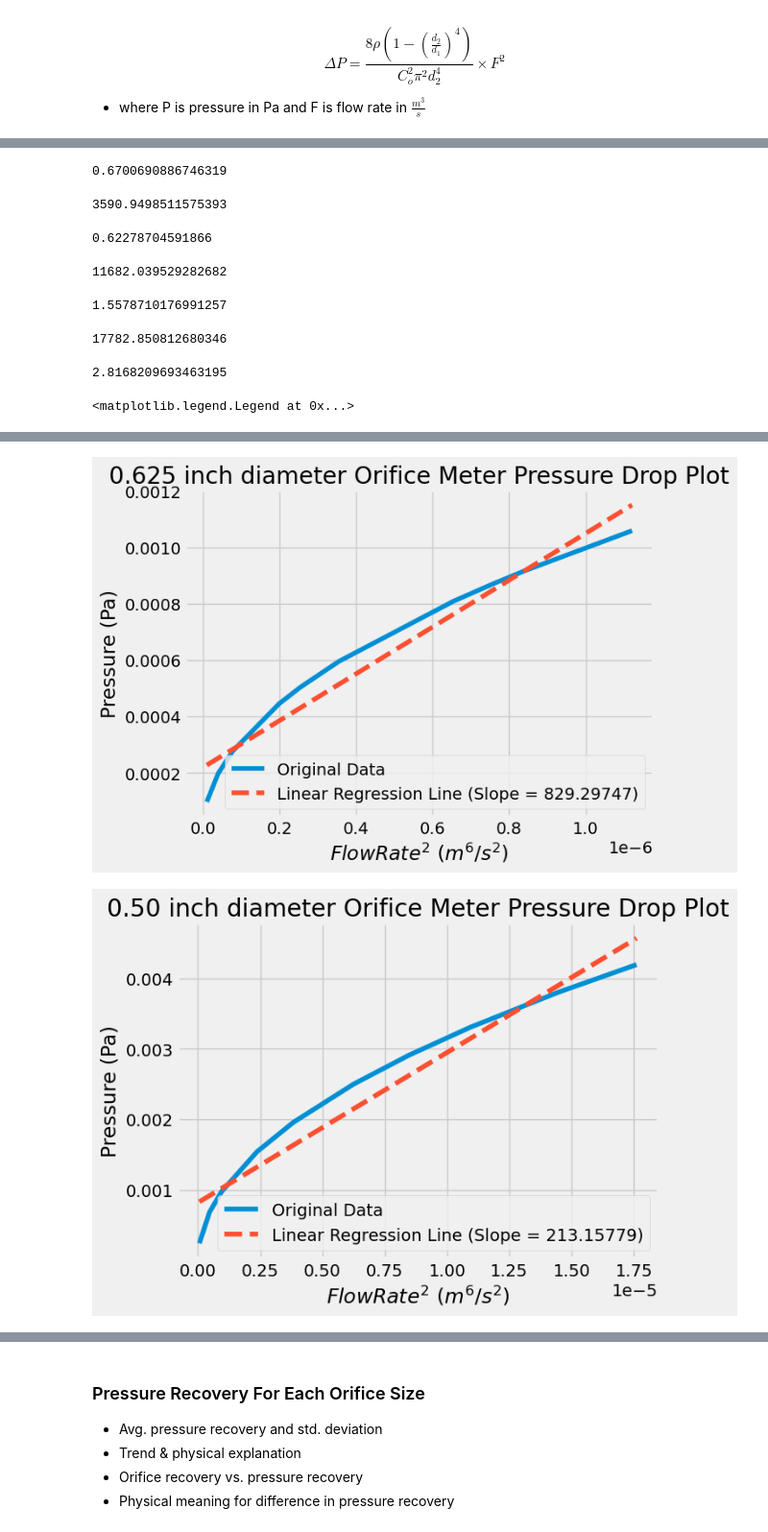
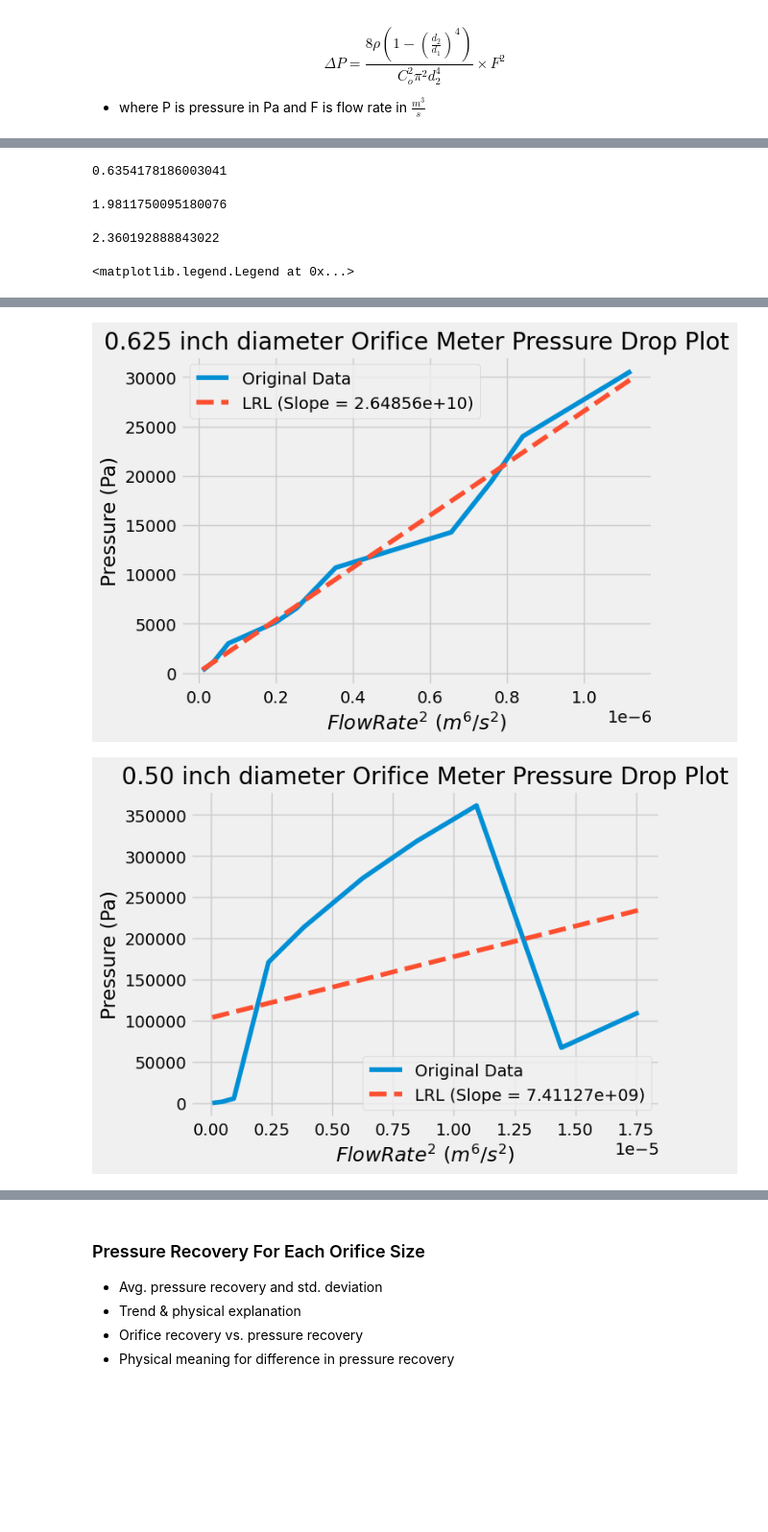
Before and after one commit to AshKuhlmann/CBE154, a Jupyter notebook: Flow Measurement - Data Analysis.ipynb, the cells around one changed output, grey strips where cells are left out. Shown at 96% size. Cells and saved outputs as stored; diff of their text form; code cells hidden in the pictures; blank space fills up the shorter version.

```diff
--- a/Flow Measurement - Data Analysis.ipynb
+++ b/Flow Measurement - Data Analysis.ipynb
@@ -175,12 +175,12 @@ OMPDM10_075 = np.array([5.1,10.3,14.4,23.2,26.2,31,42.1,45.3,47.7,55.1])*(60/197
 PD1_075 = np.array([0.079,0.089,0.131,0.158,0.248,0.375,0.787,0.955,0.89,1.02])*unit_psi
 PD2_075 = np.array([0.073,0.088,0.112,0.15,0.252,0.323,0.521,0.493,0.52,0.72])*unit_psi
 F_075 = OMPDM10_075**2
-slope_075,intercept_075 = np.polyfit(F_075,OMPDM10_075,1)
+slope_075,intercept_075 = np.polyfit(F_075,PD1_075,1)
 reg_line_075 = slope_075*F_075+intercept_075
 Co_075 = np.sqrt((8*rho_h20*(1-(d_075/d_pipe)**4))/(slope_075*(np.pi**2)*(d_075**4)))
 display(Co_075)
-Co_075_test = np.mean((4*OMPDM10_075)/(np.pi*(d_075**2))*(np.sqrt(1-(d_075/d_pipe)**4)/np.sqrt(2*PD1_075/rho_h20)))
-display(Co_075_test)
+# Co_075_test = np.mean((4*OMPDM10_075)/(np.pi*(d_075**2))*(np.sqrt(1-(d_075/d_pipe)**4)/np.sqrt(2*PD1_075/rho_h20)))
+# display(Co_075_test)
 
 
 d_0625 = 0.625*2.54/100 #m
@@ -188,67 +188,67 @@ OMPDM10_0625 = np.array([5.1,10.3,14.4,23.2,26.2,31,42.1,45.3,47.7,55.1])*(60/19
 PD1_0625 = np.array([0.036,0.171,0.436,0.744,0.952,1.55,2.07,2.81,3.48,4.44])*unit_psi
 PD2_0625 = np.array([0.030,0.160,0.272,0.462,0.738,0.953,1.26,1.70,2.17,2.73])*unit_psi
 F_0625 = OMPDM10_0625**2
-slope_0625,intercept_0625 = np.polyfit(F_0625,OMPDM10_0625,1)
+slope_0625,intercept_0625 = np.polyfit(F_0625,PD1_0625,1)
 reg_line_0625 = slope_0625*F_0625+intercept_0625
 Co_0625 = np.sqrt((8*rho_h20*(1-(d_0625/d_pipe)**4))/(slope_0625*(np.pi**2)*(d_0625**4)))
 display(Co_0625)
-Co_0625_test = np.mean((4*OMPDM10_0625)/(np.pi*(d_0625**2))*(np.sqrt(1-(d_0625/d_pipe)**4)/np.sqrt(2*PD1_0625/rho_h20)))
-display(Co_0625_test)
+# Co_0625_test = np.mean((4*OMPDM10_0625)/(np.pi*(d_0625**2))*(np.sqrt(1-(d_0625/d_pipe)**4)/np.sqrt(2*PD1_0625/rho_h20)))
+# display(Co_0625_test)
 
 d_050 = 0.5*2.54/100 #m
 OMPDM10_050 = np.array([3.8,10.8,15.4,24.4,31,39.6,46.1,52.4,60.2,66.5])*unit_gal_min  # flow rate of the second smallest orifice plate
 PD1_050 = np.array([0.053,0.284,0.84,24.83,31,39.6,46.1,52.4,9.8,16])*unit_psi
 PD2_050 = np.array([0.041,0.224,0.652,0.951,1.58,2.2,3.05,3.88,9.8,12.2])*unit_psi
 F_050 = OMPDM10_050**2
-slope_050,intercept_050 = np.polyfit(F_050,OMPDM10_050,1)
+slope_050,intercept_050 = np.polyfit(F_050,PD1_050,1)
 reg_line_050 = slope_050*F_050+intercept_050
 Co_050 = np.sqrt((8*rho_h20*(1-(d_050/d_pipe)**4))/(slope_050*(np.pi**2)*(d_050**4)))
 display(Co_050)
-Co_050_test = np.mean((4*OMPDM10_050)/(np.pi*(d_050**2))*(np.sqrt(1-(d_050/d_pipe)**4)/np.sqrt(2*PD1_050/rho_h20)))
-display(Co_050_test)
+# Co_050_test = np.mean((4*OMPDM10_050)/(np.pi*(d_050**2))*(np.sqrt(1-(d_050/d_pipe)**4)/np.sqrt(2*PD1_050/rho_h20)))
+# display(Co_050_test)
 
 d_0375 = 0.375*2.54/100 #m
 OMPDM10_0375 = np.array([3,7.8,11.6,17.2,22,26.5,32.2,36.4,39.5,46.8])*unit_gal_min    # flow rate of the second smallest orifice plate
 PD1_0375 = np.array([0.96,0.524,0.952,1.86,3.1,4.48,12.1,15.6,18.5,25.8])*unit_psi
 PD1_0375 = np.array([0.105,0.442,0.922,1.57,2.6,3.75,4.52,13.1,15.6,21.6])*unit_psi
 F_0375 = OMPDM10_0375**2
-slope_0375,intercept_0375 = np.polyfit(F_0375,OMPDM10_0375,1)
+slope_0375,intercept_0375 = np.polyfit(F_0375,PD1_0375,1)
 reg_line_0375 = slope_0375*F_0375+intercept_0375
 Co_0375 = np.sqrt((8*rho_h20*(1-(d_0375/d_pipe)**4))/(slope_0375*(np.pi**2)*(d_0375**4)))
 display(Co_0375)
-Co_0375_test = np.mean((4*OMPDM10_0375)/(np.pi*(d_0375**2))*(np.sqrt(1-(d_0375/d_pipe)**4)/np.sqrt(2*PD1_0375/rho_h20)))
-display(Co_0375_test)
+# Co_0375_test = np.mean((4*OMPDM10_0375)/(np.pi*(d_0375**2))*(np.sqrt(1-(d_0375/d_pipe)**4)/np.sqrt(2*PD1_0375/rho_h20)))
+# display(Co_0375_test)
 
 plt.figure()
 # plt.plot(OMPDM10_075,PD1_075)
-plt.plot(F_075,OMPDM10_075,label='Original Data')
-plt.plot(F_075,reg_line_075,label=f"Linear Regression Line (Slope = {slope_075:.5f})",linestyle = '--')
+plt.plot(F_075,PD1_075,label='Original Data')
+plt.plot(F_075,reg_line_075,label=f"LRL (Slope = {slope_075:.5e})",linestyle = '--')
 plt.title('0.75 inch diameter Orifice Meter Pressure Drop Plot')
 plt.xlabel(r'$Flow Rate^2\ (m^6/s^2$)')
 plt.ylabel(r'Pressure (Pa)')
-plt.legend()
+plt.legend(loc = 'best')
 
 plt.figure()
-plt.plot(F_0625,OMPDM10_0625,label='Original Data')
-plt.plot(F_0625,reg_line_0625,label=f"Linear Regression Line (Slope = {slope_0625:.5f})",linestyle = '--')
+plt.plot(F_0625,PD1_0625,label='Original Data')
+plt.plot(F_0625,reg_line_0625,label=f"LRL (Slope = {slope_0625:.5e})",linestyle = '--')
 plt.title('0.625 inch diameter Orifice Meter Pressure Drop Plot')
 plt.xlabel(r'$Flow Rate^2\ (m^6/s^2$)')
 plt.ylabel(r'Pressure (Pa)')
-plt.legend()
+plt.legend(loc = 'best')
 
 plt.figure()
-plt.plot(F_050,OMPDM10_050,label='Original Data')
-plt.plot(F_050,reg_line_050,label=f"Linear Regression Line (Slope = {slope_050:.5f})",linestyle = '--')
+plt.plot(F_050,PD1_050,label='Original Data')
+plt.plot(F_050,reg_line_050,label=f"LRL (Slope = {slope_050:.5e})",linestyle = '--')
 plt.title('0.50 inch diameter Orifice Meter Pressure Drop Plot')
 plt.xlabel(r'$Flow Rate^2\ (m^6/s^2$)')
 plt.ylabel(r'Pressure (Pa)')
-plt.legend()
+plt.legend(loc = 'best')
 
 plt.figure()
-plt.plot(F_0375,OMPDM10_0375,label='Original Data')
-plt.plot(F_050,reg_line_0375,label=f"Linear Regression Line (Slope = {slope_0375:.5f})",linestyle = '--')
+plt.plot(F_0375,PD1_0375,label='Original Data')
+plt.plot(F_050,reg_line_0375,label=f"LRL (Slope = {slope_0375:.5e})",linestyle = '--')
 plt.title('0.375 inch diameter Orifice Meter Pressure Drop Plot')
 plt.xlabel(r'$Flow Rate^2\ (m^6/s^2$)')
 plt.ylabel(r'Pressure (Pa)')
-plt.legend()
+plt.legend(loc = 'best')
 # %% [output]
@@ -256,8 +256,4 @@ plt.legend()
-0.6700690886746319
+0.6354178186003041
-3590.9498511575393
+1.9811750095180076
-0.62278704591866
+2.360192888843022
-11682.039529282682
+<matplotlib.legend.Legend at 0x...>
-1.5578710176991257
-17782.850812680346
-2.8168209693463195
-<matplotlib.legend.Legend at 0x...>
@@ -265,2 +261,2 @@ plt.legend()
-[figure, old version]
+[figure, new version]
-[figure, old version]
+[figure, new version]
```
Also changed, not shown: parts of 14 cells of this notebook.
